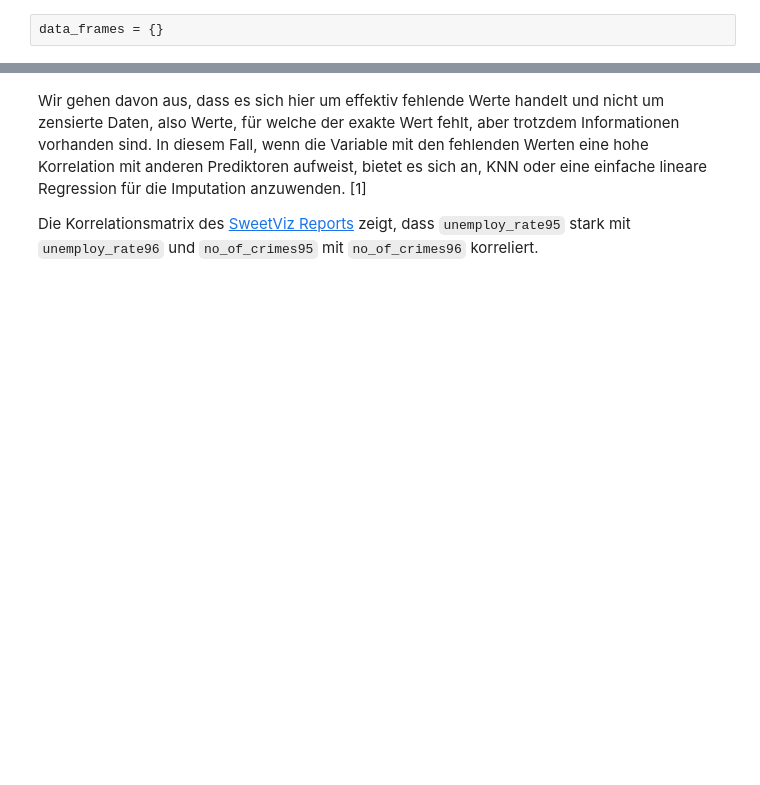
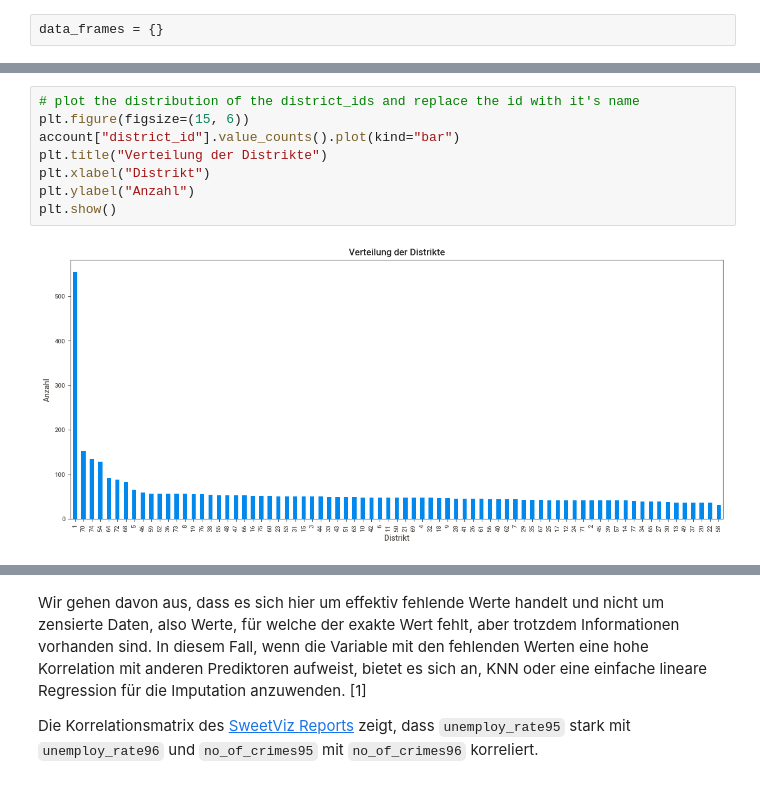
Before and after one commit to etiiiR/fhnw_aml, a Jupyter notebook: AML_MC.ipynb, the cells around one changed output, grey strips where cells are left out. Saved outputs shown, nothing was run; the diff lists cells and outputs as text; blank space fills up the shorter version.

```diff
--- a/AML_MC.ipynb
+++ b/AML_MC.ipynb
@@ -334,0 +159,10 @@ svReport_account.show_html(filepath="./reports/accounts.html", open_browser=Fals
+# %%
+# plot the distribution of the district_ids and replace the id with it's name
+plt.figure(figsize=(15, 6))
+account["district_id"].value_counts().plot(kind="bar")
+plt.title("Verteilung der Distrikte")
+plt.xlabel("Distrikt")
+plt.ylabel("Anzahl")
+plt.show()
+# %% [output]
+[figure, added]
```
Also changed, not shown: parts of 153 cells of this notebook, 6 other files.
